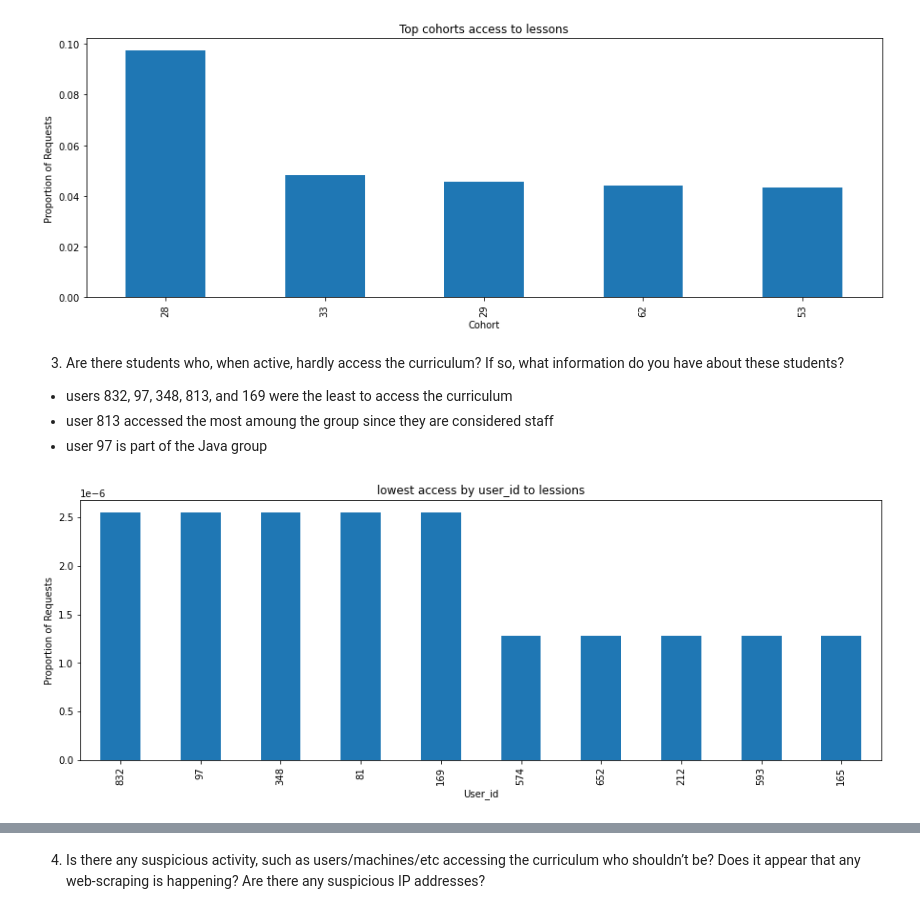
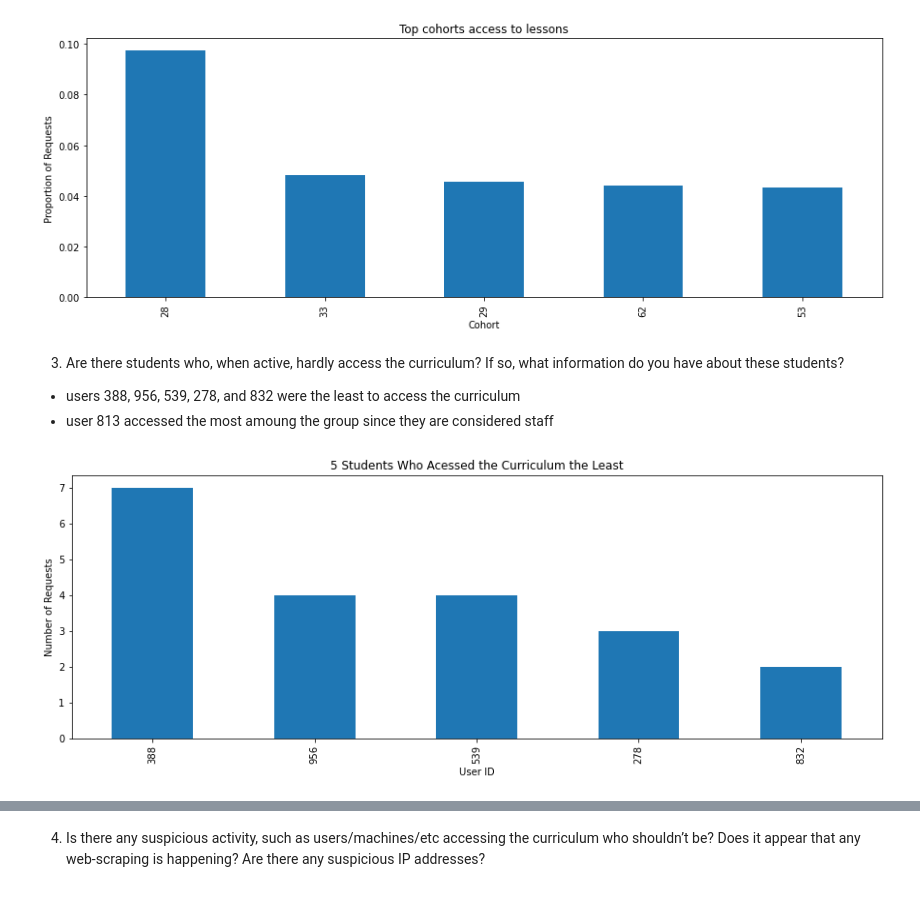
Before and after one commit to chriseverts/anomaly-detection-exercises, a Jupyter notebook: anomaly_detection_project_final.ipynb, the cells around one changed output, grey strips where cells are left out. Saved outputs shown, nothing was run; the diff lists cells and outputs as text; code cells hidden in the pictures.

```diff
--- a/anomaly_detection_project_final.ipynb
+++ b/anomaly_detection_project_final.ipynb
@@ -164,6 +164,8 @@ plt.ylabel('Proportion of Requests');
 # %% [markdown]
 3. Are there students who, when active, hardly access the curriculum? If so, what information do you have about these students?
 
-- users 832, 97, 348, 813, and 169 were the least to access the curriculum
+- users 388, 956, 539, 278, and 832 were the least to access the curriculum
 - user 813 accessed the most amoung the group since they are considered staff
-- user 97 is part of the Java group
+# %%
+# filter those students who were active
+active_df = df[(df.index > df.start_date) & (df.index < df.end_date)]
@@ -170,8 +175,9 @@ plt.ylabel('Proportion of Requests');
 # %%
-df[(df.path != '/') & (df.path != 'search/search_index.json')]['user_id'].value_counts(normalize=True).tail(10).plot.bar(figsize=(15,5))
-plt.title('lowest access by user_id to lessions')
-plt.xlabel('User_id')
-plt.ylabel('Proportion of Requests');
+# plot it
+active_df.user_id.value_counts().tail(5).plot.bar(figsize=(15,5))
+plt.title('5 Students Who Acessed the Curriculum the Least')
+plt.xlabel('User ID')
+plt.ylabel('Number of Requests');
 # %% [output]
-[figure, old version]
+[figure, new version]
 # %%
```
Also changed, not shown: parts of 5 cells of this notebook, 2 other files.
